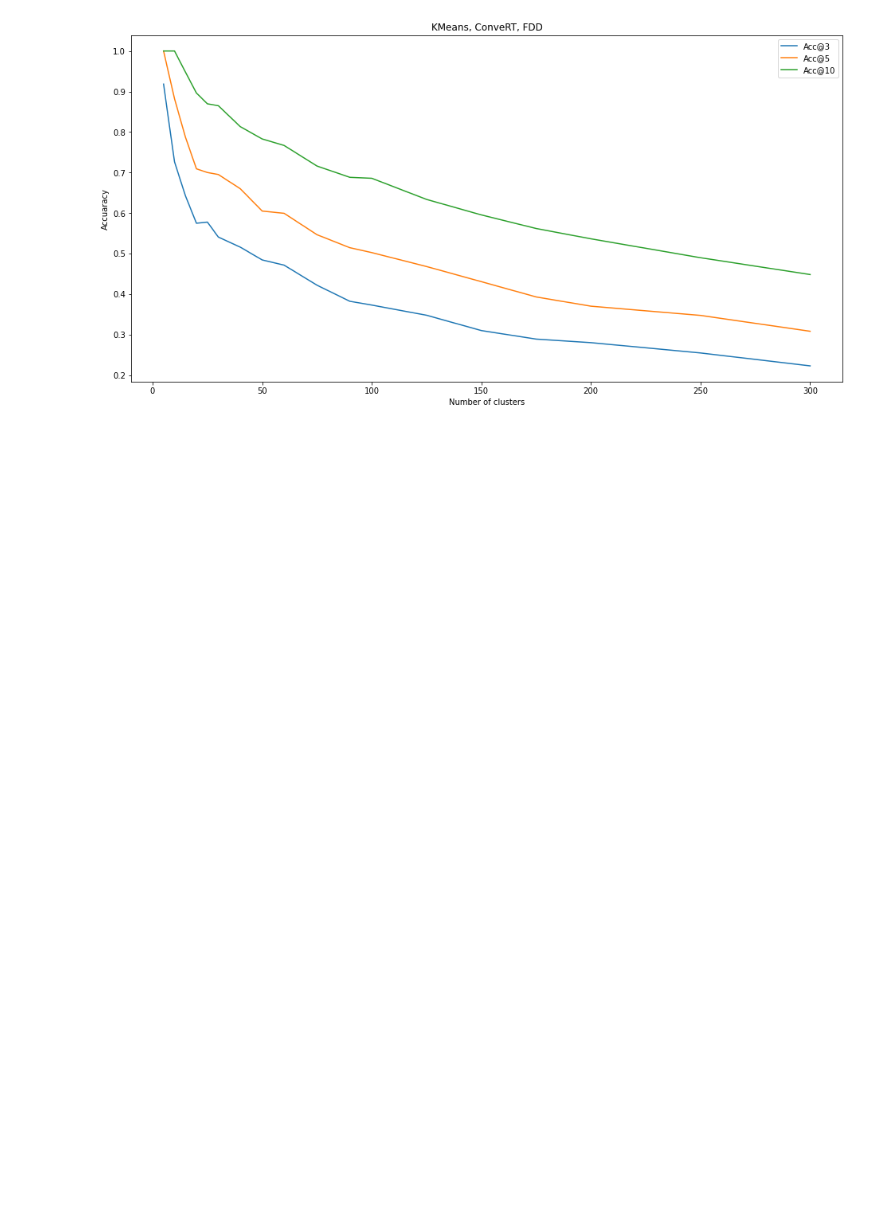
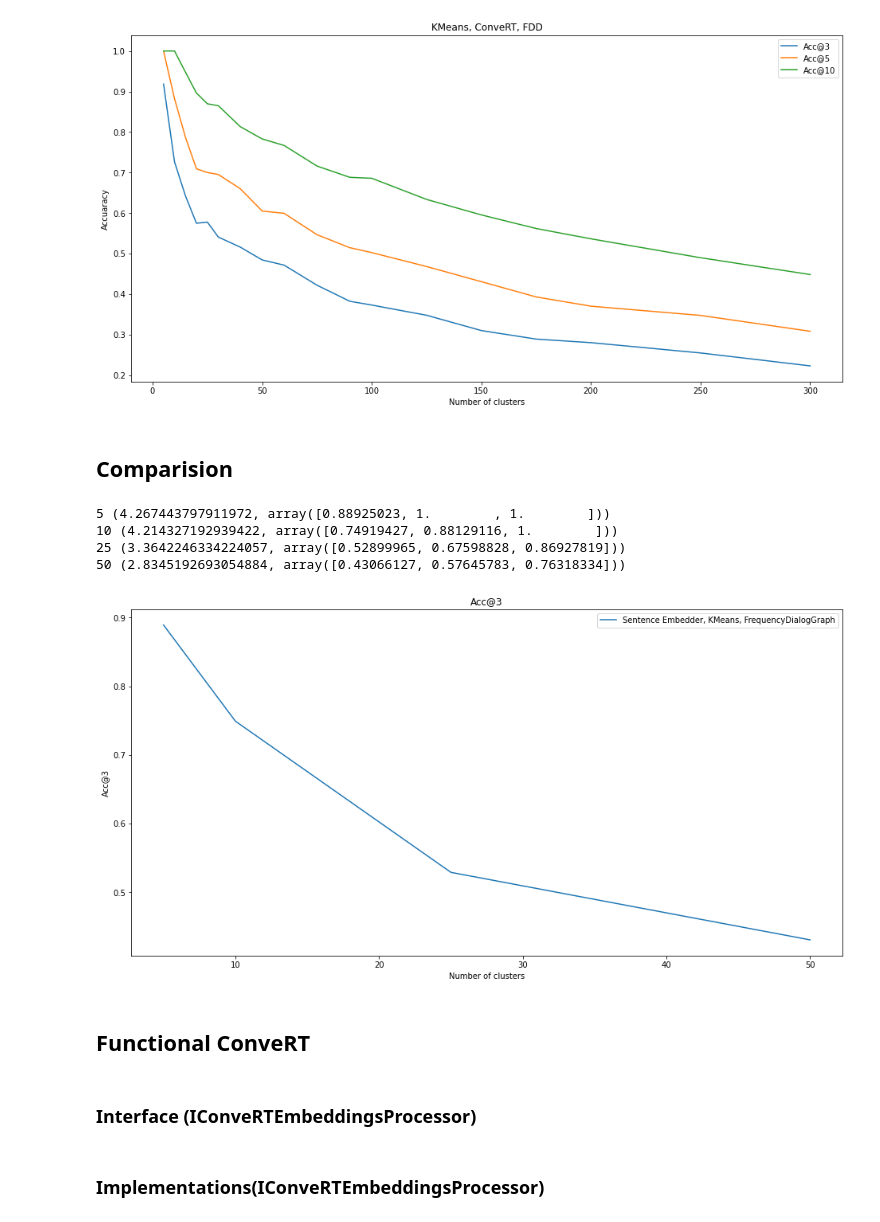
Before and after one commit to Gaoadt/dialog-graph-construction, a Jupyter notebook: notebooks/DialogGraphConstructing.ipynb, the cells around one changed output. Cells and saved outputs as stored; diff of their text form; code cells hidden in the pictures; blank space fills up the shorter version.

```diff
--- a/notebooks/DialogGraphConstructing.ipynb
+++ b/notebooks/DialogGraphConstructing.ipynb
@@ -1856,7 +1856,18 @@ class AccuracyAnalyzer:
         plt.xlabel('Number of clusters')
         plt.ylabel('Accuaracy')
         plt.show()
+# %%
+def accuracy_multiplot(analyzers: list[AccuracyAnalyzer], rate):
+    plt.figure(figsize=(16,8))
+    for analyzer in analyzers:
+        index = analyzer.rates.index(rate)
+        plt.plot(analyzer.ks, [analyzer.graph_logs[k][1][1][index] for k in analyzer.ks], label=analyzer.name)
+    plt.legend()
+    plt.title(f'Acc@{rate}')
+    plt.xlabel('Number of clusters')
+    plt.ylabel(f'Acc@{rate}')
+    plt.show()
 # %%
-sentence_emb = SentenceEmbedder(device=0)
-emb = sentence_emb.encode_dataset(train)
+sentence_embedder = SentenceEmbedder(device=0)
+sentence_embedding = sentence_emb.encode_dataset(train)
 # %%
@@ -1915,3 +1927,22 @@ anal.build(cluster_counts)
 anal.plot()
 # %% [output]
 [figure]
+# %% [markdown]
+## Comparision
+# %%
+anal1 = AccuracyAnalyzer("Sentence Embedder, KMeans, FrequencyDialogGraph", sentence_embedder, sentence_embedding)
+# %%
+anal1.build(cluster_counts_small)
+# %% [output]
+5 (4.267443797911972, array([0.88925023, 1.        , 1.        ]))
+10 (4.214327192939422, array([0.74919427, 0.88129116, 1.        ]))
+25 (3.3642246334224057, array([0.52899965, 0.67598828, 0.86927819]))
+50 (2.8345192693054884, array([0.43066127, 0.57645783, 0.76318334]))
+# %%
+accuracy_multiplot([anal1], 3)
+# %% [output]
+[figure, added]
+# %% [markdown]
+## Functional ConveRT
+# %% [markdown]
+### Interface (IConveRTEmbeddingsProcessor)
@@ -1917,0 +1956,2 @@ anal.plot()
+# %% [markdown]
+### Implementations(IConveRTEmbeddingsProcessor)
```
Also changed, not shown: parts of 27 cells of this notebook.
